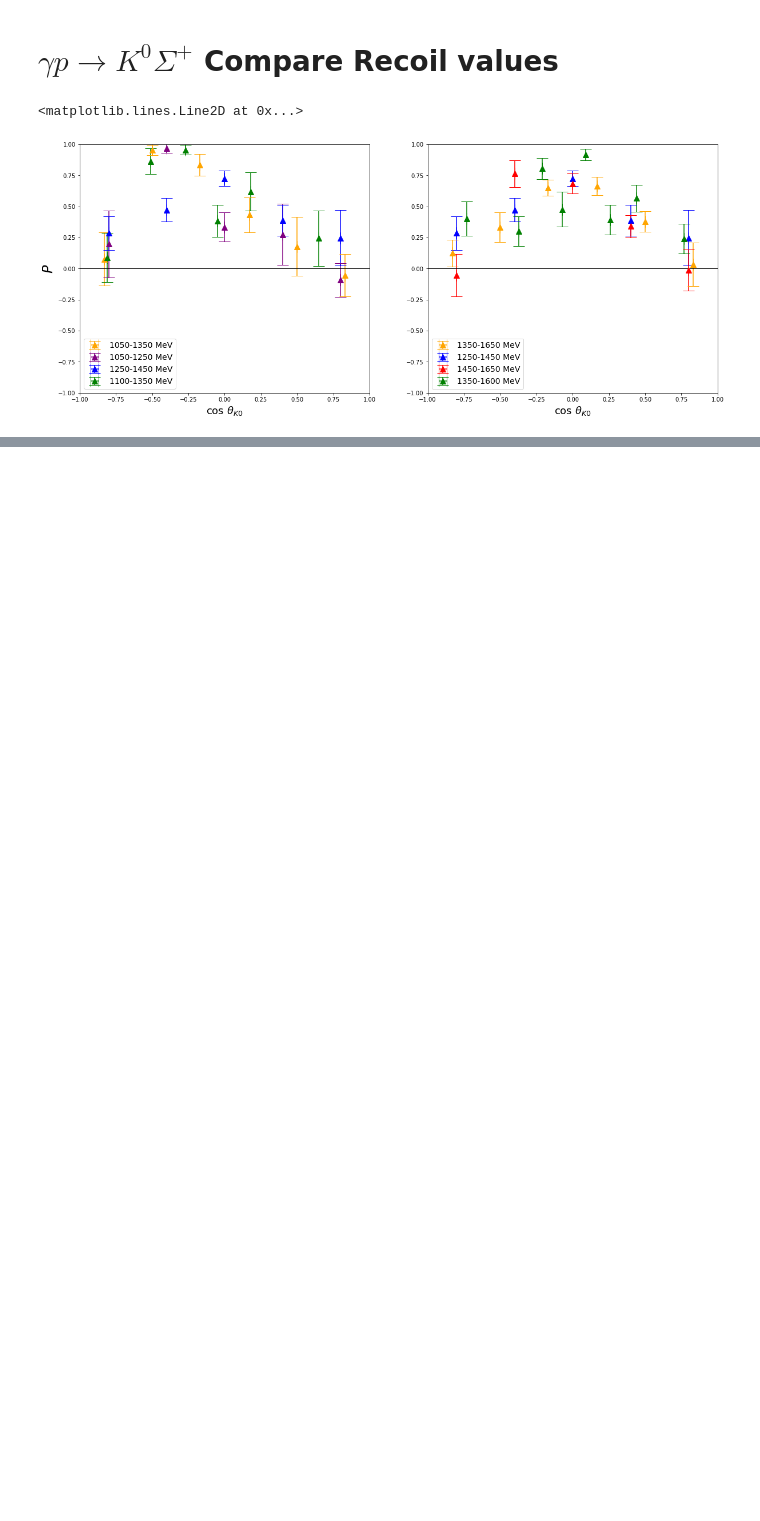
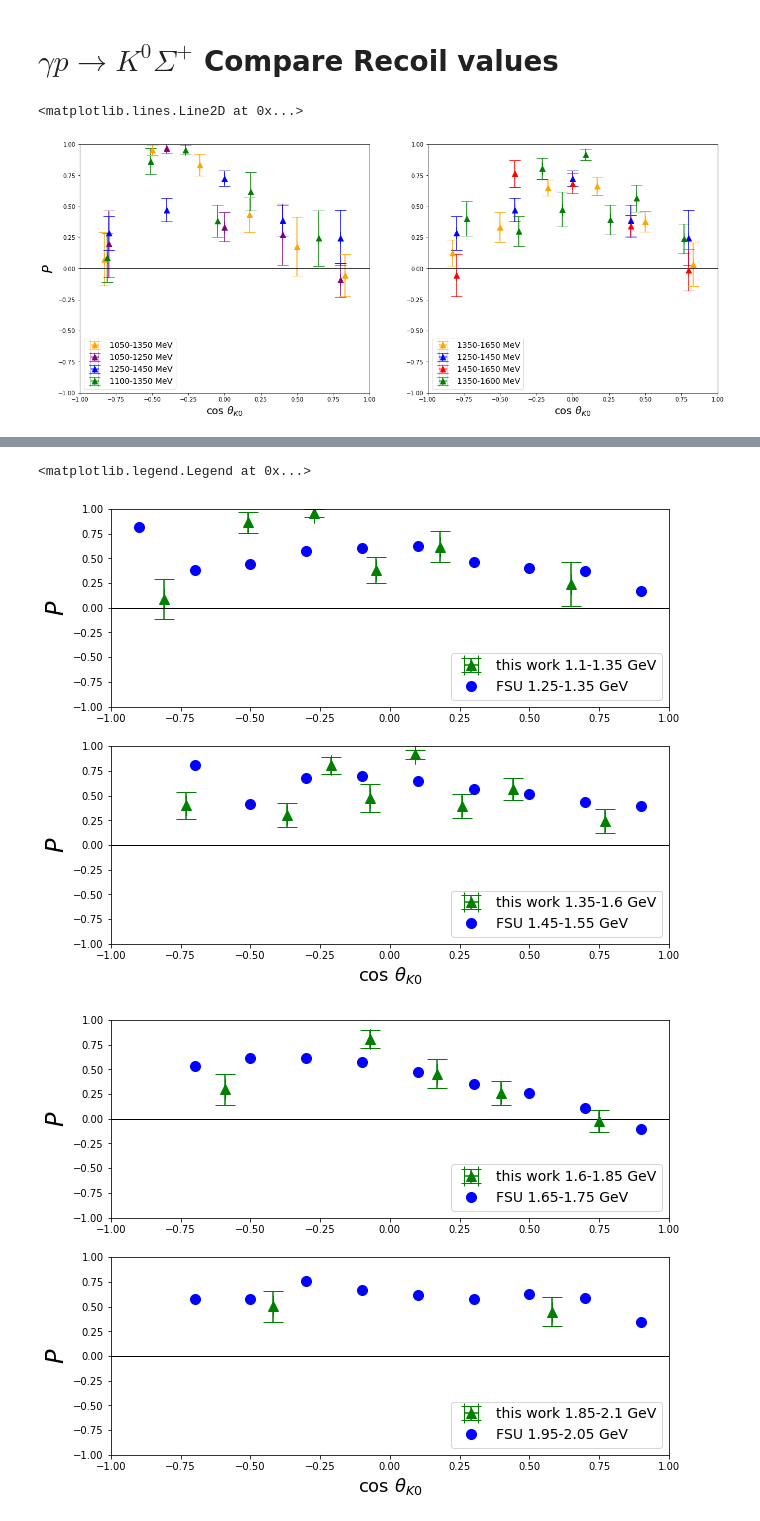
Before and after one commit to louiseclark/g8K0Sig, a Jupyter notebook: jupyter/g8K0SigCompareP.ipynb, the cells around one changed output, grey strips where cells are left out. Drawn from its saved outputs; the diff is of its cells as text; code cells hidden in the pictures; blank space fills up the shorter version.

```diff
--- a/jupyter/g8K0SigCompareP.ipynb
+++ b/jupyter/g8K0SigCompareP.ipynb
@@ -357,0 +468,63 @@ Text(0.5,0,'cos $\\theta _{\\Sigma^{+}}$')
+# %%
+# graph P observable, all bins
+# compare to FSU
+
+# FSU Values
+# cos theta bins (flipped sign as Sigma+ angles in text file)
+fsux=[0.9,0.7,0.5,0.3,0.1,-0.1,-0.3,-0.5,-0.7,-0.9]
+fsux145=[0.9,0.7,0.5,0.3,0.1,-0.1,-0.3,-0.5,-0.7]
+# P values
+#fsuy=[[-0.150721,-0.333855,-0.387335,-0.530856,-0.411933,-0.555234,-0.68598,-0.643793,-0.575339,-0.560807],
+#      [-0.174534,-0.373916,-0.400477,-0.467632,-0.628432,-0.606731,-0.57415,-0.440378,-0.378044,-0.817312]]
+# with sign flip
+fsuy=[[0.150721,0.333855,0.387335,0.530856,0.411933,0.555234,0.68598,0.643793,0.575339,0.560807], # 1.15
+      [0.174534,0.373916,0.400477,0.467632,0.628432,0.606731,0.57415,0.440378,0.378044,0.817312], # 1.25
+      [0.390531,0.433623,0.52039,0.562065,0.65157,0.694476,0.681968,0.414522,0.814088], # 1.45
+      [-0.107991,0.104625,0.262755,0.35127,0.470106,0.570899,0.617191,0.6107,0.537729], # 1.65
+      [0.340403,0.584188,0.627359,0.5756,0.619283,0.672023,0.755402,0.577326,0.571812]] # 1.95
+fsu_ebin_labels = ["FSU 1.15-1.25 GeV","FSU 1.25-1.35 GeV",
+                   "FSU 1.45-1.55 GeV","FSU 1.65-1.75 GeV",
+                   "FSU 1.95-2.05 GeV"]
+
+ebin_labels=["1.1-1.35 GeV","1.35-1.6 GeV","1.6-1.85 GeV","1.85-2.1 GeV"]
+fig, axes = plt.subplots(2, 1, figsize=(10,8))
+
+for i in range(2):
+    axes[i].errorbar(lcx[i],lcy[i],xerr=mx_err[i],yerr=lcy_err[i],color='green',fmt='^', capsize=10, markersize=10,label='this work '+ebin_labels[i])
+    axes[i].legend(fontsize=14, loc="lower right")
+    axes[i].set_ylabel(r'$P$', fontsize=24)
+    axes[i].set_xlim([-1.0,1.0])
+    axes[i].set_ylim([-1.0,1.0])
+    axes[i].axhline(linewidth=1, color='black')
+    #axes[i].set_title(ebin_labels[i], fontsize=18)
+
+axes[1].set_xlabel(r'cos $\theta _{K0}$', fontsize=18)
+
+# Plot the FSU values
+axes[0].errorbar(fsux,fsuy[1],color='blue',fmt='o', capsize=10, markersize=10,label=fsu_ebin_labels[1])
+axes[0].legend(fontsize=14, loc="lower right")
+axes[1].errorbar(fsux145,fsuy[2],color='blue',fmt='o', capsize=10, markersize=10,label=fsu_ebin_labels[2])
+axes[1].legend(fontsize=14, loc="lower right")
+
+fig, axes = plt.subplots(2, 1, figsize=(10,8))
+
+for i in range(2,4):
+    axes[i-2].errorbar(lcx[i],lcy[i],xerr=mx_err[i],yerr=lcy_err[i],color='green',fmt='^', capsize=10, markersize=10,label='this work '+ebin_labels[i])
+    axes[i-2].legend(fontsize=14, loc="lower right")
+    axes[i-2].set_ylabel(r'$P$', fontsize=24)
+    axes[i-2].set_xlim([-1.0,1.0])
+    axes[i-2].set_ylim([-1.0,1.0])
+    axes[i-2].axhline(linewidth=1, color='black')
+    #axes[i].set_title(ebin_labels[i], fontsize=18)
+
+axes[1].set_xlabel(r'cos $\theta _{K0}$', fontsize=18)
+
+# Plot the FSU values
+axes[0].errorbar(fsux145,fsuy[3],color='blue',fmt='o', capsize=10, markersize=10,label=fsu_ebin_labels[3])
+axes[0].legend(fontsize=14, loc="lower right")
+axes[1].errorbar(fsux145,fsuy[4],color='blue',fmt='o', capsize=10, markersize=10,label=fsu_ebin_labels[4])
+axes[1].legend(fontsize=14, loc="lower right")
+# %% [output]
+<matplotlib.legend.Legend at 0x...>
+[figure, added]
+[figure, added]
```
Also changed, not shown: parts of 3 cells of this notebook, 29 other files.
